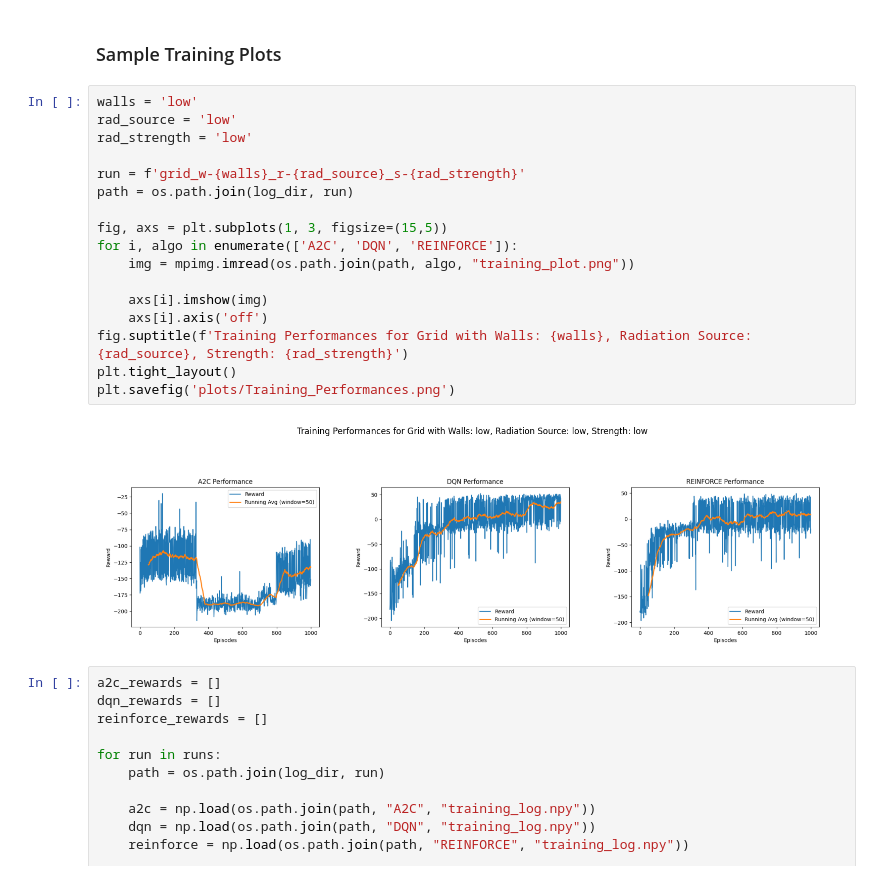
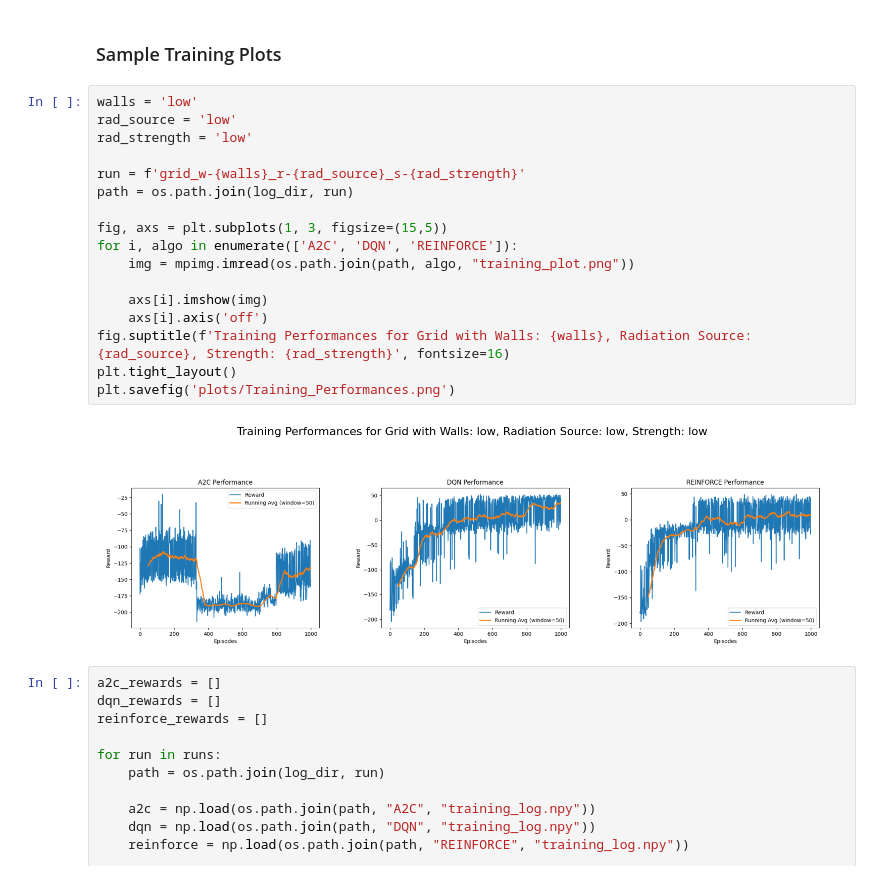
Before and after one commit to saharshk11-tamu/CSCE642-Project, a Jupyter notebook: metrics.ipynb, the cells around one changed output. Saved outputs shown, nothing was run; the diff lists cells and outputs as text.

```diff
--- a/metrics.ipynb
+++ b/metrics.ipynb
@@ -73,22 +73,22 @@ Average Completion Rate:
 # %%
 walls = 'low'
 rad_source = 'low'
 rad_strength = 'low'
 
 run = f'grid_w-{walls}_r-{rad_source}_s-{rad_strength}'
 path = os.path.join(log_dir, run)
 
 fig, axs = plt.subplots(1, 3, figsize=(15,5))
 for i, algo in enumerate(['A2C', 'DQN', 'REINFORCE']):
     img = mpimg.imread(os.path.join(path, algo, "training_plot.png"))
 
     axs[i].imshow(img)
     axs[i].axis('off')
-fig.suptitle(f'Training Performances for Grid with Walls: {walls}, Radiation Source: {rad_source}, Strength: {rad_strength}')
+fig.suptitle(f'Training Performances for Grid with Walls: {walls}, Radiation Source: {rad_source}, Strength: {rad_strength}', fontsize=16)
 plt.tight_layout()
 plt.savefig('plots/Training_Performances.png')
 # %% [output]
-[figure, old version]
+[figure, new version]
 # %%
 a2c_rewards = []
 dqn_rewards = []
```
Also changed, not shown: 1 other file.
